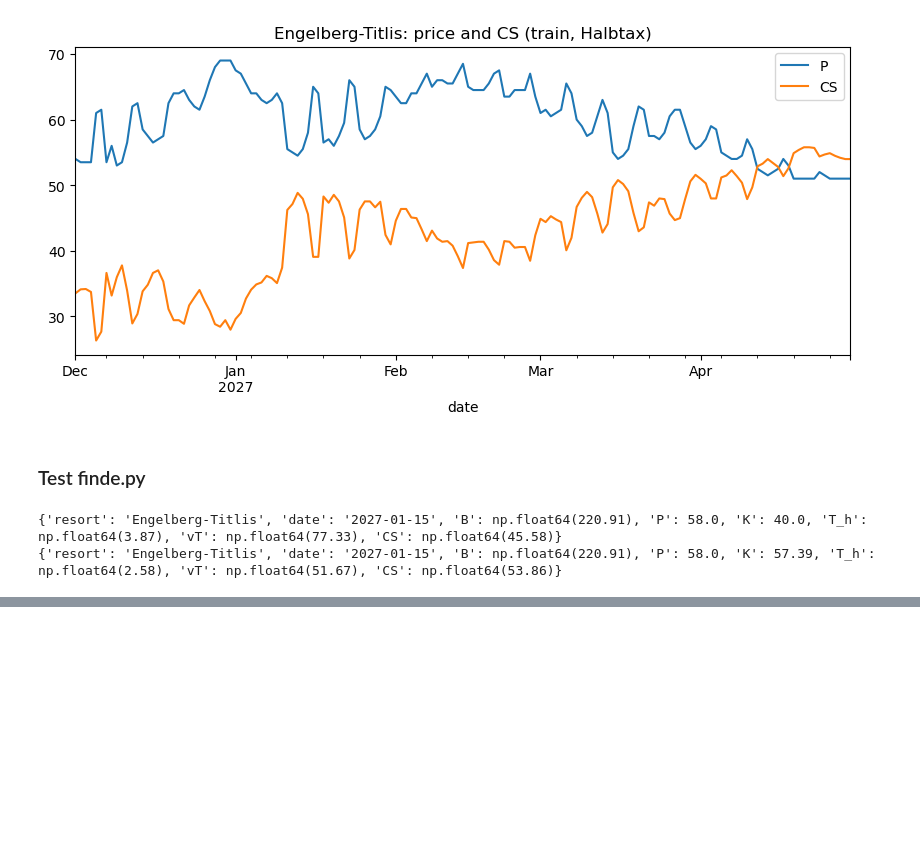
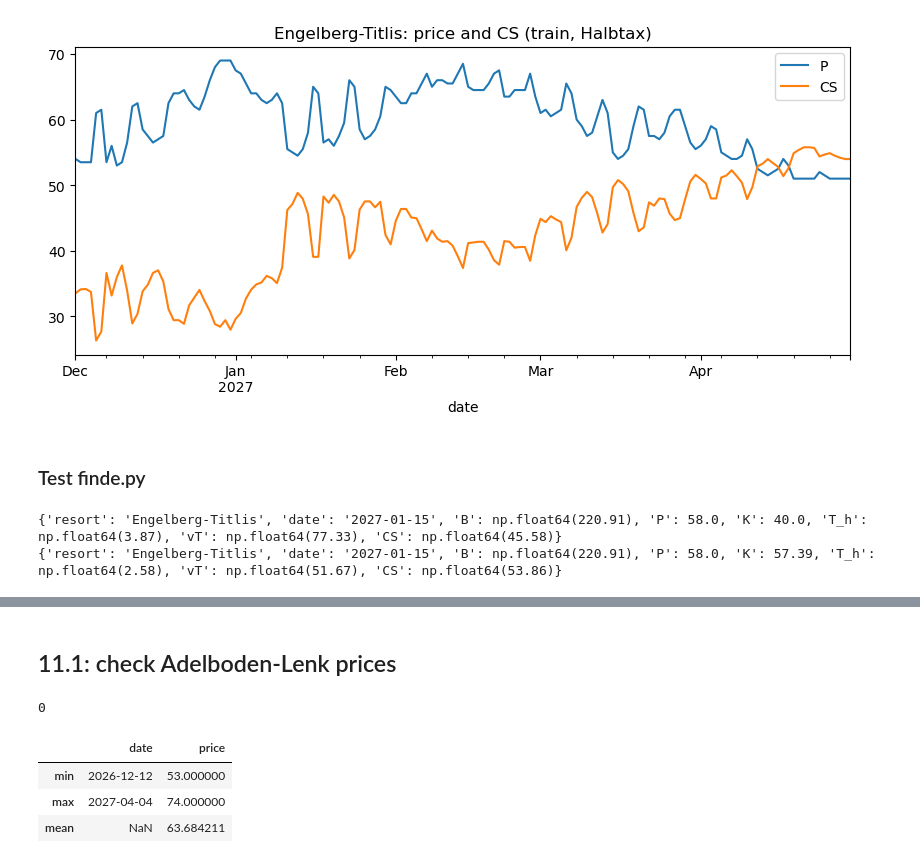
Before and after one commit to DimitriSiegrist/SkiGuru, a Jupyter notebook: notebooks/luisa_pilot.ipynb, the cells around one changed output, grey strips where cells are left out. Drawn from its saved outputs; the diff is of its cells as text; code cells hidden in the pictures; blank space fills up the shorter version.

```diff
--- a/notebooks/luisa_pilot.ipynb
+++ b/notebooks/luisa_pilot.ipynb
@@ -575,0 +697,13 @@ print(consumer_surplus(data, "Engelberg-Titlis", "2027-01-15", mode="car"))
+# %% [markdown]
+## 11.1: check Adelboden-Lenk prices
+# %%
+prices = pd.read_csv("../data_clean/prices.csv")
+adel = prices.query("resort_id == 'adelboden_lenk'")
+print(adel["date"].duplicated().sum())
+adel.agg({"date": ["min", "max"], "price": ["min", "max", "mean"]})
+# %% [output]
+0
+|  | date | price |
+| min | 2026-12-12 | 53.000000 |
+| max | 2027-04-04 | 74.000000 |
+| mean | NaN | 63.684211 |
```
Also changed, not shown: parts of 11 cells of this notebook.
